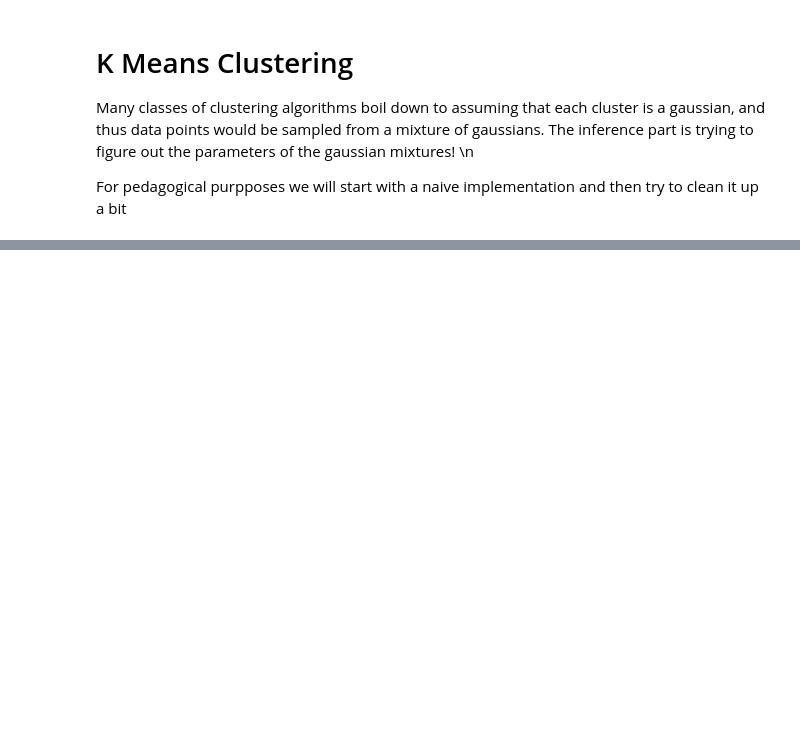
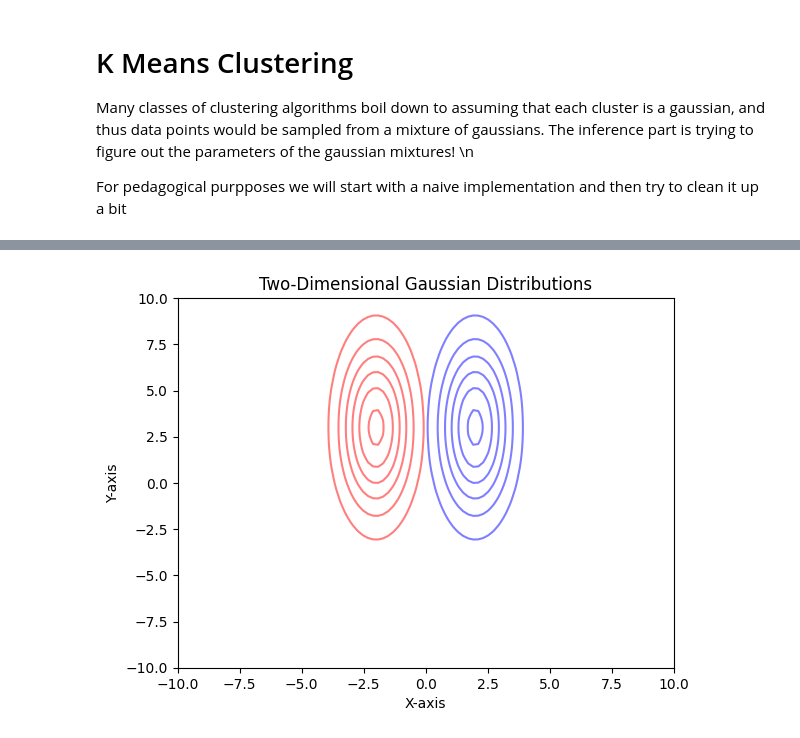
Before and after one commit to ncorriveau/math_helpers, a Jupyter notebook: bayesian_inference.ipynb, the cells around one changed output, grey strips where cells are left out. Cells and saved outputs as stored; diff of their text form; code cells hidden in the pictures; blank space fills up the shorter version.

```diff
--- a/bayesian_inference.ipynb
+++ b/bayesian_inference.ipynb
@@ -245,0 +294,30 @@ actual means used to generate date = [array([1, 2]), array([4, 5])]
+# %%
+from scipy.stats import multivariate_normal
+
+mean1 = np.array([2, 3])
+mean2 = np.array([-2, 3])
+cov1 = np.array([[1, 0], [0, 10]])
+cov2 = np.array([[1, 0], [0, 10]])
+
+# Create a grid of points
+x = np.linspace(-10, 10, 100)
+y = np.linspace(-10, 10, 100)
+X, Y = np.meshgrid(x, y)
+pos = np.dstack((X, Y))
+
+# Calculate the probability densities for each distribution
+pdf1 = multivariate_normal.pdf(pos, mean=mean1, cov=cov1)
+pdf2 = multivariate_normal.pdf(pos, mean=mean2, cov=cov2)
+
+# Plot the Gaussian distributions
+plt.contour(X, Y, pdf1, colors='blue', alpha=0.5)
+plt.contour(X, Y, pdf2, colors='red', alpha=0.5)
+
+# Add labels and title
+plt.xlabel('X-axis')
+plt.ylabel('Y-axis')
+plt.title('Two-Dimensional Gaussian Distributions')
+
+plt.show()  # Display the plot
+# %% [output]
+[figure, added]
```
Also changed, not shown: parts of 16 cells of this notebook.
